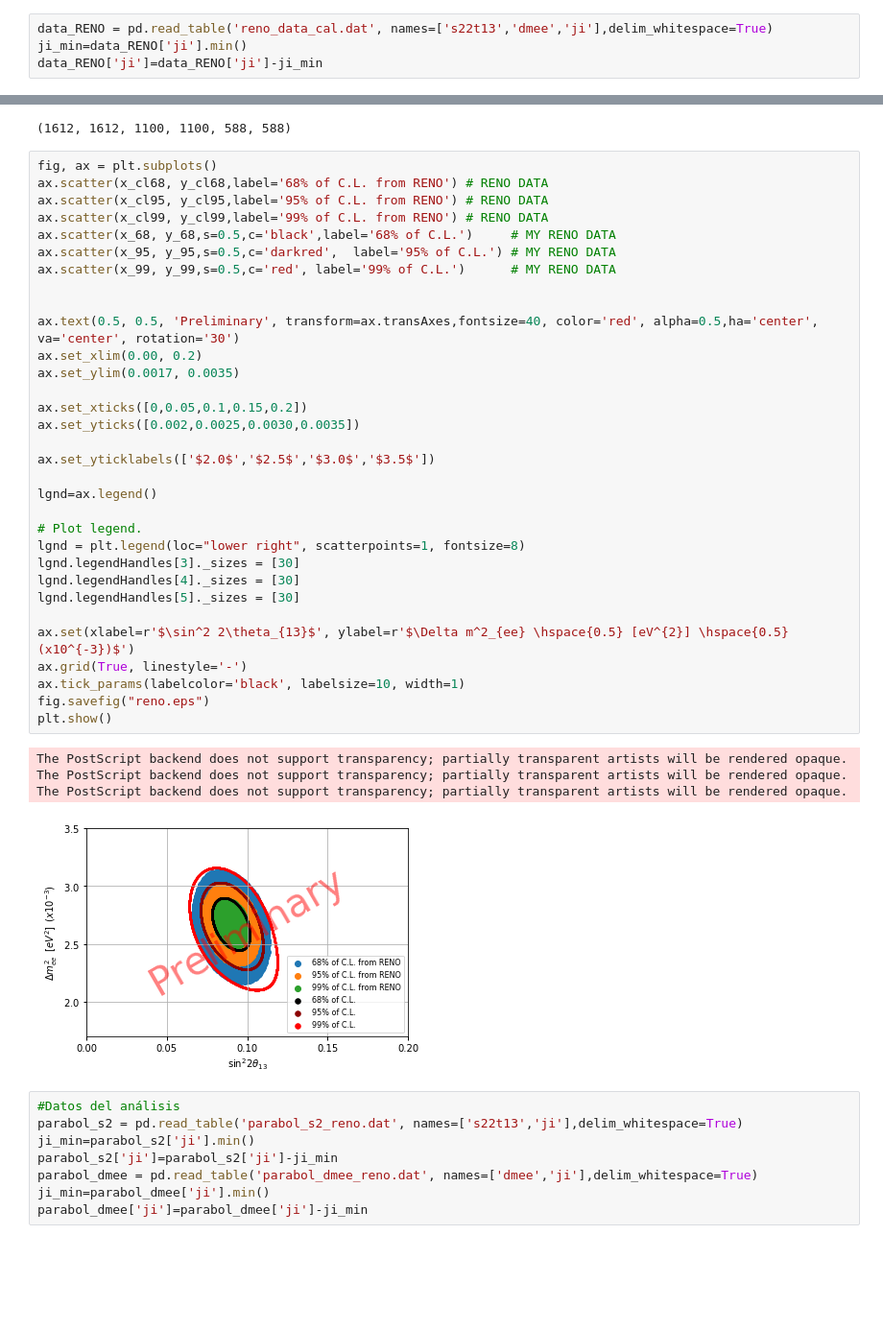
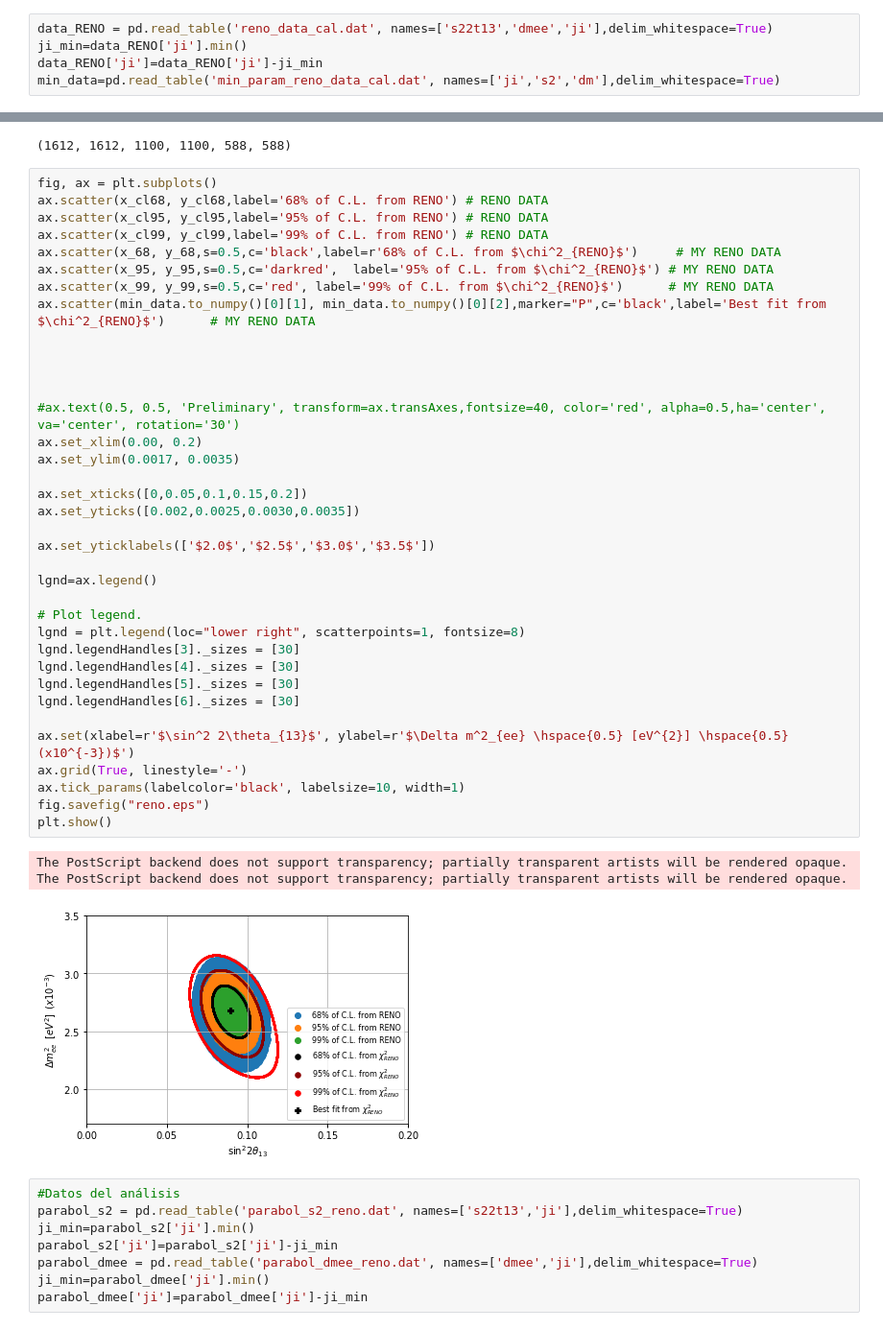
Before and after one commit to JorgeGarciaBello/global_analysis, a Jupyter notebook: data/RENO_graphics.ipynb, the cells around one changed output, grey strips where cells are left out. Shown at 96% size. Saved outputs shown, nothing was run; the diff lists cells and outputs as text; blank space fills up the shorter version.

```diff
--- a/data/RENO_graphics.ipynb
+++ b/data/RENO_graphics.ipynb
@@ -7,6 +7,7 @@ from mpl_toolkits.axes_grid1 import make_axes_locatable
 data_RENO = pd.read_table('reno_data_cal.dat', names=['s22t13','dmee','ji'],delim_whitespace=True)
 ji_min=data_RENO['ji'].min()
 data_RENO['ji']=data_RENO['ji']-ji_min
+min_data=pd.read_table('min_param_reno_data_cal.dat', names=['ji','s2','dm'],delim_whitespace=True)
 # %%
 data_68=data_RENO[(data_RENO['ji'] <= 2.3) & (data_RENO['ji'] >= 2.25)]
 data_95=data_RENO[(data_RENO['ji'] <= 6.18) & (data_RENO['ji'] >= 6.10)]
@@ -48,39 +49,42 @@ len(x_cl68), len(y_cl68),len(x_cl95), len(y_cl95),len(x_cl99), len(y_cl99)
 fig, ax = plt.subplots()
 ax.scatter(x_cl68, y_cl68,label='68% of C.L. from RENO') # RENO DATA
 ax.scatter(x_cl95, y_cl95,label='95% of C.L. from RENO') # RENO DATA
 ax.scatter(x_cl99, y_cl99,label='99% of C.L. from RENO') # RENO DATA
-ax.scatter(x_68, y_68,s=0.5,c='black',label='68% of C.L.')     # MY RENO DATA
-ax.scatter(x_95, y_95,s=0.5,c='darkred',  label='95% of C.L.') # MY RENO DATA
-ax.scatter(x_99, y_99,s=0.5,c='red', label='99% of C.L.')      # MY RENO DATA
+ax.scatter(x_68, y_68,s=0.5,c='black',label=r'68% of C.L. from $\chi^2_{RENO}$')     # MY RENO DATA
+ax.scatter(x_95, y_95,s=0.5,c='darkred',  label='95% of C.L. from $\chi^2_{RENO}$') # MY RENO DATA
+ax.scatter(x_99, y_99,s=0.5,c='red', label='99% of C.L. from $\chi^2_{RENO}$')      # MY RENO DATA
+ax.scatter(min_data.to_numpy()[0][1], min_data.to_numpy()[0][2],marker="P",c='black',label='Best fit from $\chi^2_{RENO}$')      # MY RENO DATA
 
 
-ax.text(0.5, 0.5, 'Preliminary', transform=ax.transAxes,fontsize=40, color='red', alpha=0.5,ha='center', va='center', rotation='30')
+
+
+#ax.text(0.5, 0.5, 'Preliminary', transform=ax.transAxes,fontsize=40, color='red', alpha=0.5,ha='center', va='center', rotation='30')
 ax.set_xlim(0.00, 0.2)
 ax.set_ylim(0.0017, 0.0035)
 
 ax.set_xticks([0,0.05,0.1,0.15,0.2])
 ax.set_yticks([0.002,0.0025,0.0030,0.0035])
 
 ax.set_yticklabels(['$2.0$','$2.5$','$3.0$','$3.5$'])
 
 lgnd=ax.legend()
 
 # Plot legend.
 lgnd = plt.legend(loc="lower right", scatterpoints=1, fontsize=8)
 lgnd.legendHandles[3]._sizes = [30]
 lgnd.legendHandles[4]._sizes = [30]
 lgnd.legendHandles[5]._sizes = [30]
+lgnd.legendHandles[6]._sizes = [30]
 
 ax.set(xlabel=r'$\sin^2 2\theta_{13}$', ylabel=r'$\Delta m^2_{ee} \hspace{0.5} [eV^{2}] \hspace{0.5} (x10^{-3})$')
 ax.grid(True, linestyle='-')
 ax.tick_params(labelcolor='black', labelsize=10, width=1)
 fig.savefig("reno.eps")
 plt.show()
 # %% [output]
 The PostScript backend does not support transparency; partially transparent artists will be rendered opaque.
 The PostScript backend does not support transparency; partially transparent artists will be rendered opaque.
-The PostScript backend does not support transparency; partially transparent artists will be rendered opaque.
-[figure, old version]
+[figure, new version]
 # %%
 #Datos del análisis
 parabol_s2 = pd.read_table('parabol_s2_reno.dat', names=['s22t13','ji'],delim_whitespace=True)
```
Also changed, not shown: parts of 4 cells of this notebook, 59 other files.
